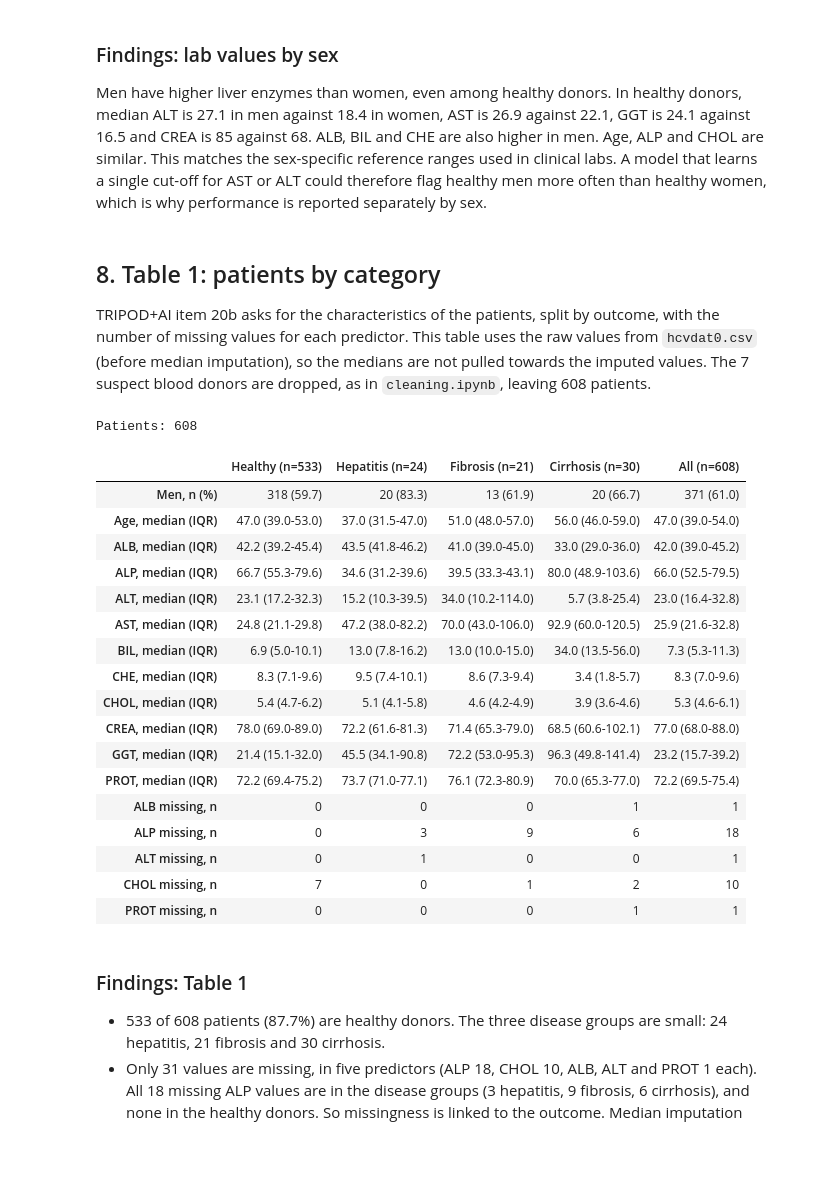
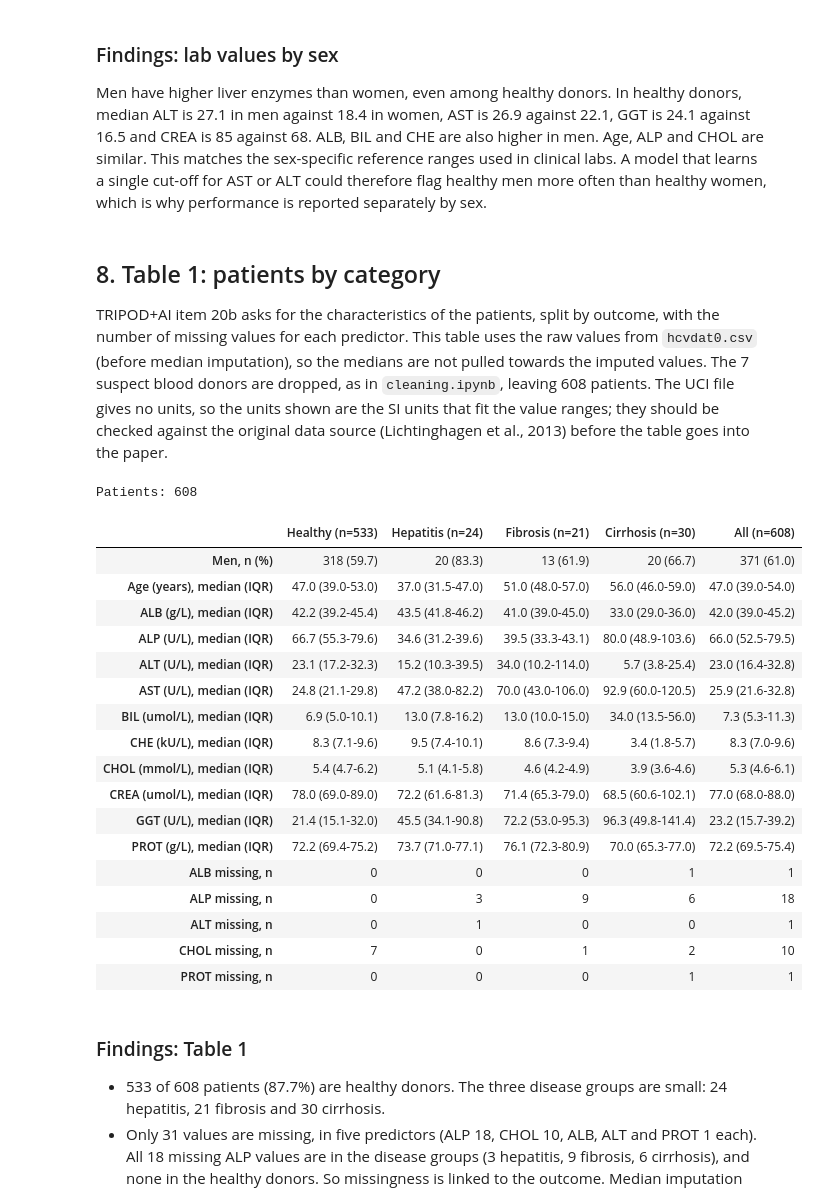
Before and after one commit to omaralhajjaj4-star/hcv-ML-DS-project, a Jupyter notebook: eda.ipynb, the cells around one changed output. Saved outputs shown, nothing was run; the diff lists cells and outputs as text; code cells hidden in the pictures; blank space fills up the shorter version.

Commit message:
Add duplicate and albumin checks, Table 1 units, Dunn post-hoc test; fix Riley citation and sample size wording

```diff
--- a/eda.ipynb
+++ b/eda.ipynb
@@ -446,7 +446,7 @@ Men have higher liver enzymes than women, even among healthy donors. In healthy
 # %% [markdown]
 ## 8. Table 1: patients by category
 
-TRIPOD+AI item 20b asks for the characteristics of the patients, split by outcome, with the number of missing values for each predictor. This table uses the raw values from `hcvdat0.csv` (before median imputation), so the medians are not pulled towards the imputed values. The 7 suspect blood donors are dropped, as in `cleaning.ipynb`, leaving 608 patients.
+TRIPOD+AI item 20b asks for the characteristics of the patients, split by outcome, with the number of missing values for each predictor. This table uses the raw values from `hcvdat0.csv` (before median imputation), so the medians are not pulled towards the imputed values. The 7 suspect blood donors are dropped, as in `cleaning.ipynb`, leaving 608 patients. The UCI file gives no units, so the units shown are the SI units that fit the value ranges; they should be checked against the original data source (Lichtinghagen et al., 2013) before the table goes into the paper.
 # %%
 # reload the raw file so the table shows real values, not imputed ones,
 # and drop the 7 suspect blood donors as in the cleaning notebook
@@ -460,47 +460,56 @@ raw["Category"] = raw["Category"].map({
 })
 print("Patients:", len(raw))
 
+# units of each measurement. The UCI file does not state them; these are
+# the SI units that match the value ranges (for example albumin around
+# 42 g/L, cholesterol around 5 mmol/L)
+units = {
+    "Age": "years", "ALB": "g/L", "ALP": "U/L", "ALT": "U/L",
+    "AST": "U/L", "BIL": "umol/L", "CHE": "kU/L", "CHOL": "mmol/L",
+    "CREA": "umol/L", "GGT": "U/L", "PROT": "g/L",
+}
+
 # one column per category plus one for everyone; age and each lab value
 # as median (IQR), sex as number of men (%), then missing values per row
 table_1 = {}
 column_groups = [(c, raw[raw["Category"] == c]) for c in CLASS_ORDER]
 column_groups.append(("All", raw))
 for column_name, group in column_groups:
     column = {}
     men = (group["Sex"] == "m").sum()
     column["Men, n (%)"] = f"{men} ({100 * men / len(group):.1f})"
     for variable in NUMERIC_COLS:
         values = group[variable]
-        column[f"{variable}, median (IQR)"] = (
+        column[f"{variable} ({units[variable]}), median (IQR)"] = (
             f"{values.median():.1f} "
             f"({values.quantile(0.25):.1f}-{values.quantile(0.75):.1f})"
         )
     for variable in NUMERIC_COLS:
         missing = group[variable].isna().sum()
         if raw[variable].isna().sum() > 0:
             column[f"{variable} missing, n"] = str(missing)
     table_1[f"{column_name} (n={len(group)})"] = column
 
 table_1 = pd.DataFrame(table_1)
 display(table_1)
 
 # save it so the paper table can be copied straight from the file
 table_1.to_csv("results/table_1.csv")
 # %% [output]
 Patients: 608
 |  | Healthy (n=533) | Hepatitis (n=24) | Fibrosis (n=21) | Cirrhosis (n=30) | All (n=608) |
 | Men, n (%) | 318 (59.7) | 20 (83.3) | 13 (61.9) | 20 (66.7) | 371 (61.0) |
-| Age, median (IQR) | 47.0 (39.0-53.0) | 37.0 (31.5-47.0) | 51.0 (48.0-57.0) | 56.0 (46.0-59.0) | 47.0 (39.0-54.0) |
-| ALB, median (IQR) | 42.2 (39.2-45.4) | 43.5 (41.8-46.2) | 41.0 (39.0-45.0) | 33.0 (29.0-36.0) | 42.0 (39.0-45.2) |
-| ALP, median (IQR) | 66.7 (55.3-79.6) | 34.6 (31.2-39.6) | 39.5 (33.3-43.1) | 80.0 (48.9-103.6) | 66.0 (52.5-79.5) |
-| ALT, median (IQR) | 23.1 (17.2-32.3) | 15.2 (10.3-39.5) | 34.0 (10.2-114.0) | 5.7 (3.8-25.4) | 23.0 (16.4-32.8) |
-| AST, median (IQR) | 24.8 (21.1-29.8) | 47.2 (38.0-82.2) | 70.0 (43.0-106.0) | 92.9 (60.0-120.5) | 25.9 (21.6-32.8) |
-| BIL, median (IQR) | 6.9 (5.0-10.1) | 13.0 (7.8-16.2) | 13.0 (10.0-15.0) | 34.0 (13.5-56.0) | 7.3 (5.3-11.3) |
-| CHE, median (IQR) | 8.3 (7.1-9.6) | 9.5 (7.4-10.1) | 8.6 (7.3-9.4) | 3.4 (1.8-5.7) | 8.3 (7.0-9.6) |
-| CHOL, median (IQR) | 5.4 (4.7-6.2) | 5.1 (4.1-5.8) | 4.6 (4.2-4.9) | 3.9 (3.6-4.6) | 5.3 (4.6-6.1) |
-| CREA, median (IQR) | 78.0 (69.0-89.0) | 72.2 (61.6-81.3) | 71.4 (65.3-79.0) | 68.5 (60.6-102.1) | 77.0 (68.0-88.0) |
-| GGT, median (IQR) | 21.4 (15.1-32.0) | 45.5 (34.1-90.8) | 72.2 (53.0-95.3) | 96.3 (49.8-141.4) | 23.2 (15.7-39.2) |
-| PROT, median (IQR) | 72.2 (69.4-75.2) | 73.7 (71.0-77.1) | 76.1 (72.3-80.9) | 70.0 (65.3-77.0) | 72.2 (69.5-75.4) |
+| Age (years), median (IQR) | 47.0 (39.0-53.0) | 37.0 (31.5-47.0) | 51.0 (48.0-57.0) | 56.0 (46.0-59.0) | 47.0 (39.0-54.0) |
+| ALB (g/L), median (IQR) | 42.2 (39.2-45.4) | 43.5 (41.8-46.2) | 41.0 (39.0-45.0) | 33.0 (29.0-36.0) | 42.0 (39.0-45.2) |
+| ALP (U/L), median (IQR) | 66.7 (55.3-79.6) | 34.6 (31.2-39.6) | 39.5 (33.3-43.1) | 80.0 (48.9-103.6) | 66.0 (52.5-79.5) |
+| ALT (U/L), median (IQR) | 23.1 (17.2-32.3) | 15.2 (10.3-39.5) | 34.0 (10.2-114.0) | 5.7 (3.8-25.4) | 23.0 (16.4-32.8) |
+| AST (U/L), median (IQR) | 24.8 (21.1-29.8) | 47.2 (38.0-82.2) | 70.0 (43.0-106.0) | 92.9 (60.0-120.5) | 25.9 (21.6-32.8) |
+| BIL (umol/L), median (IQR) | 6.9 (5.0-10.1) | 13.0 (7.8-16.2) | 13.0 (10.0-15.0) | 34.0 (13.5-56.0) | 7.3 (5.3-11.3) |
+| CHE (kU/L), median (IQR) | 8.3 (7.1-9.6) | 9.5 (7.4-10.1) | 8.6 (7.3-9.4) | 3.4 (1.8-5.7) | 8.3 (7.0-9.6) |
+| CHOL (mmol/L), median (IQR) | 5.4 (4.7-6.2) | 5.1 (4.1-5.8) | 4.6 (4.2-4.9) | 3.9 (3.6-4.6) | 5.3 (4.6-6.1) |
+| CREA (umol/L), median (IQR) | 78.0 (69.0-89.0) | 72.2 (61.6-81.3) | 71.4 (65.3-79.0) | 68.5 (60.6-102.1) | 77.0 (68.0-88.0) |
+| GGT (U/L), median (IQR) | 21.4 (15.1-32.0) | 45.5 (34.1-90.8) | 72.2 (53.0-95.3) | 96.3 (49.8-141.4) | 23.2 (15.7-39.2) |
+| PROT (g/L), median (IQR) | 72.2 (69.4-75.2) | 73.7 (71.0-77.1) | 76.1 (72.3-80.9) | 70.0 (65.3-77.0) | 72.2 (69.5-75.4) |
 | ALB missing, n | 0 | 0 | 0 | 1 | 1 |
 | ALP missing, n | 0 | 3 | 9 | 6 | 18 |
 | ALT missing, n | 0 | 1 | 0 | 0 | 1 |
```
Also changed, not shown: 3 other files.
